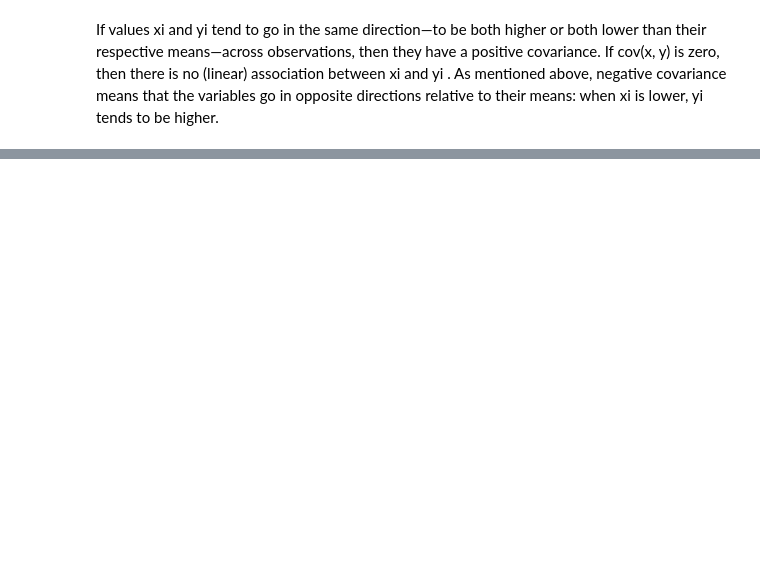
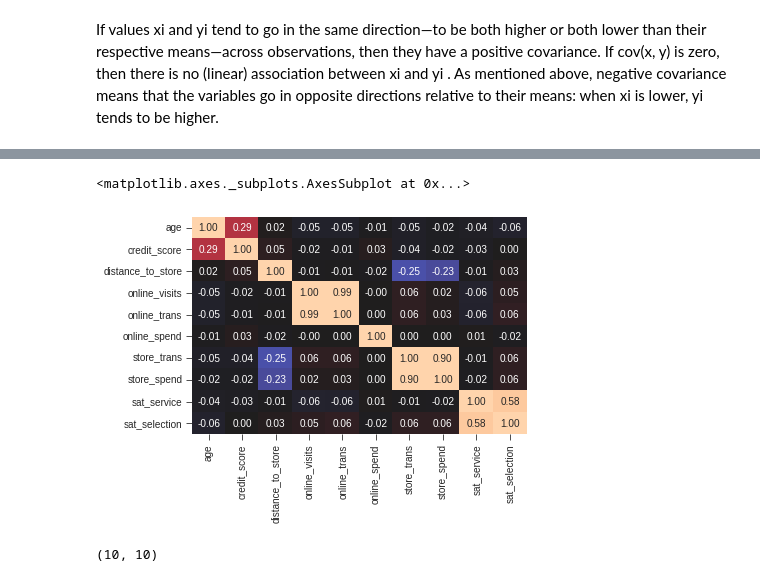
Before and after one commit to rohailkhan/Marketing_analytics, a Jupyter notebook: 4_Marketing_and_Research.ipynb, the cells around one changed output, grey strips where cells are left out. Drawn from its saved outputs; the diff is of its cells as text; code cells hidden in the pictures; blank space fills up the shorter version.

```diff
--- a/4_Marketing_and_Research.ipynb
+++ b/4_Marketing_and_Research.ipynb
@@ -416,0 +639,11 @@ xi is lower, yi tends to be higher.
+# %%
+sns.heatmap(cust_df.corr(),
+vmin=-0.3,
+vmax=0.6,
+center=0,
+annot=True,
+fmt='.2f',
+mask=None,cbar=False)
+# %% [output]
+<matplotlib.axes._subplots.AxesSubplot at 0x...>
+[figure, added]
@@ -416,0 +652,4 @@ xi is lower, yi tends to be higher.
+# %%
+np.tri(cust_df.corr().shape[1], k=-1, dtype=bool)
+# %% [output]
+(10, 10)
```
Also changed, not shown: parts of 36 cells of this notebook.
